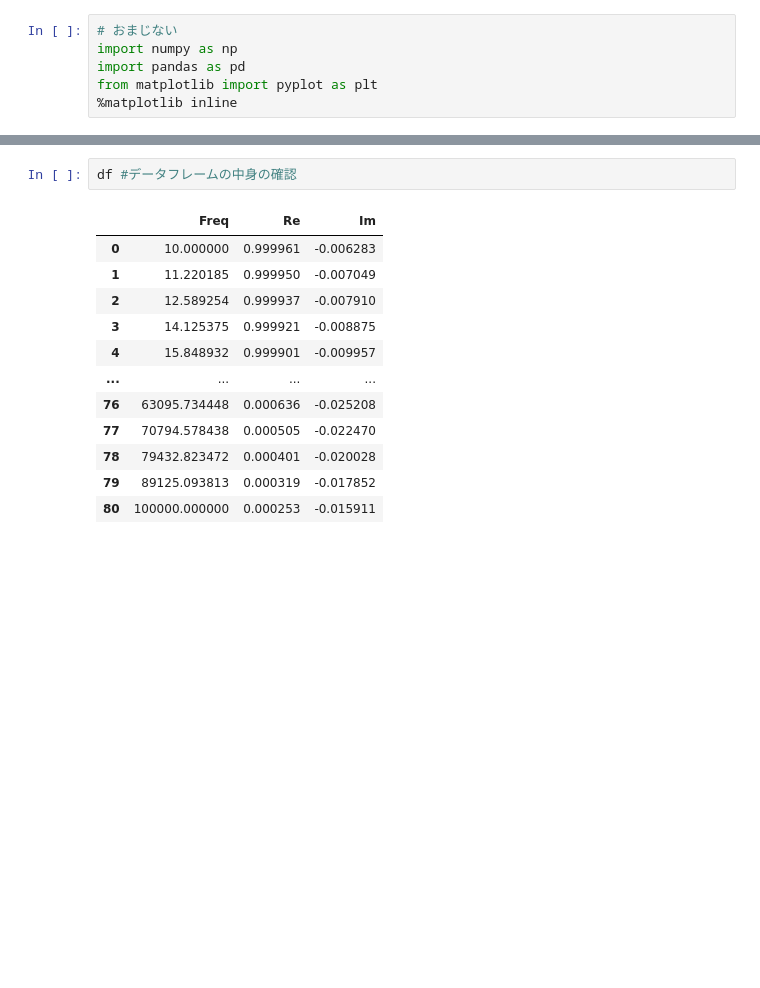
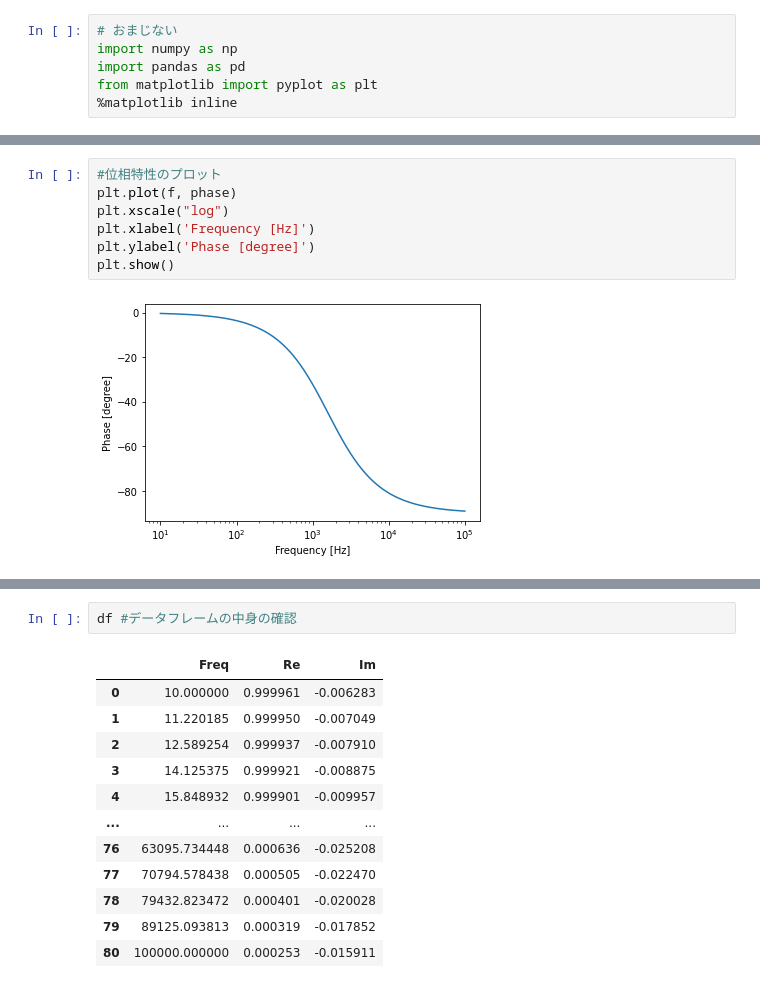
Before and after one commit to ysozeki/P1graph, a Jupyter notebook: P1_graph.ipynb, the cells around one changed output, grey strips where cells are left out. Drawn from its saved outputs; the diff is of its cells as text; blank space fills up the shorter version.

```diff
--- a/P1_graph.ipynb
+++ b/P1_graph.ipynb
@@ -19,0 +47,9 @@ from matplotlib import pyplot as plt
+# %%
+#位相特性のプロット
+plt.plot(f, phase)
+plt.xscale("log")
+plt.xlabel('Frequency [Hz]')
+plt.ylabel('Phase [degree]')
+plt.show()
+# %% [output]
+[figure, added]
```
Also changed, not shown: parts of 16 cells of this notebook.
